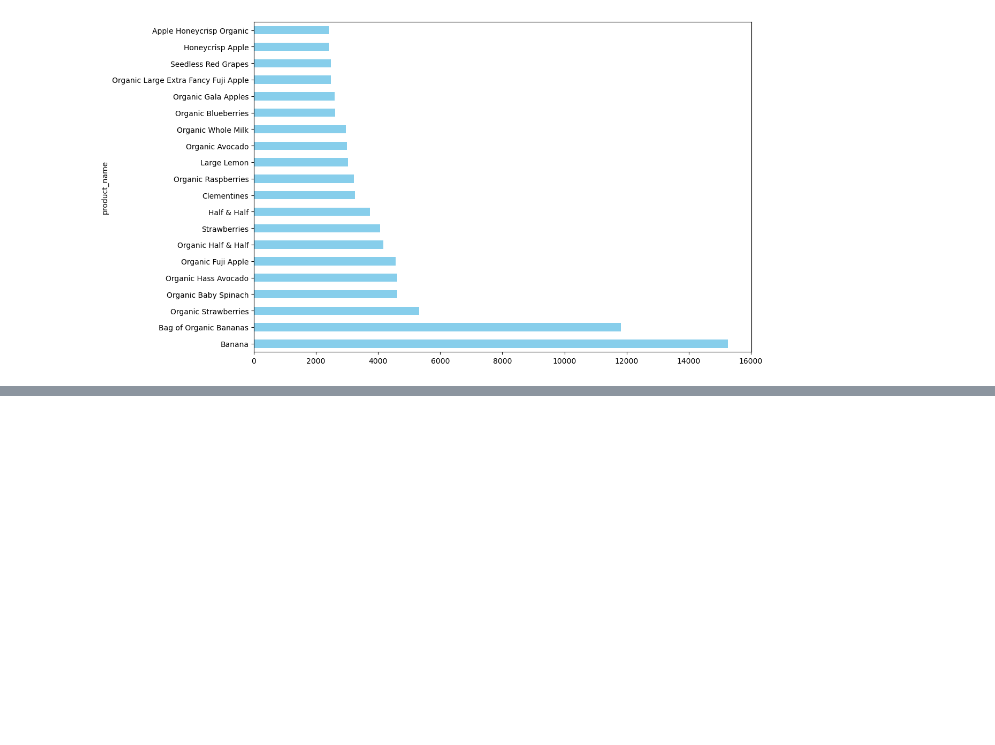
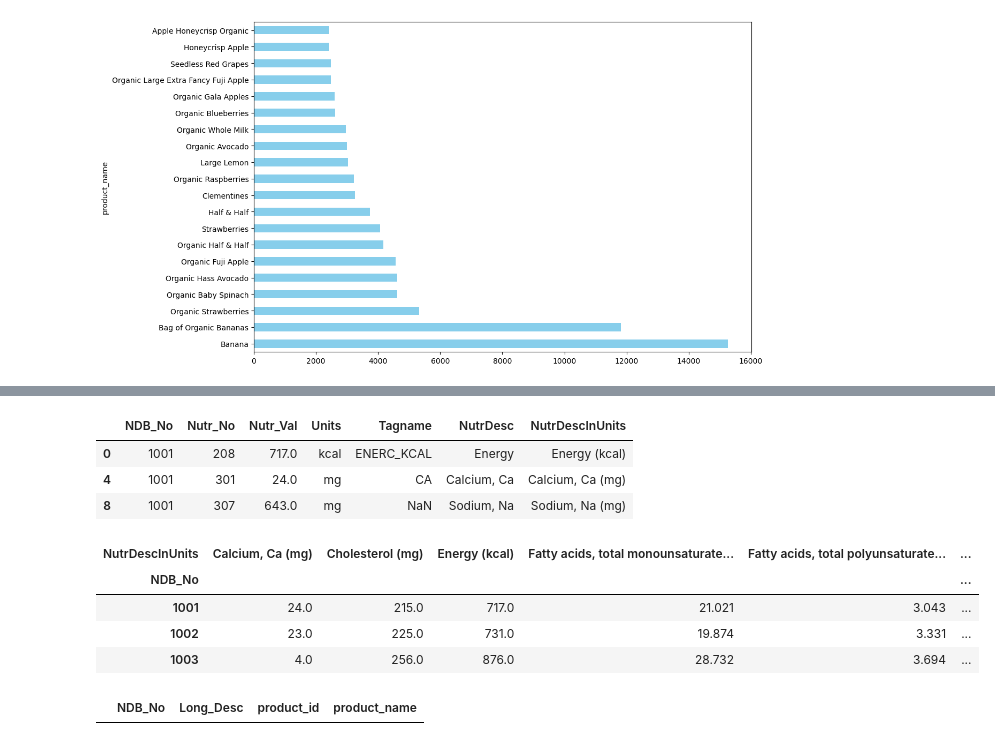
Before and after one commit to musairshad/Instacart-user-analysis, a Jupyter notebook: Instacart Basket Analysis.ipynb, the cells around one changed output, grey strips where cells are left out. Cells and saved outputs as stored; diff of their text form; code cells hidden in the pictures; blank space fills up the shorter version.

```diff
--- a/Instacart Basket Analysis.ipynb
+++ b/Instacart Basket Analysis.ipynb
@@ -709,0 +777,7 @@ test score: 0.575909031346397
+# %%
+new_nutr_df.head(3)
+# %% [output]
+|  | NDB_No | Nutr_No | Nutr_Val | Units | Tagname | NutrDesc | NutrDescInUnits |
+| 0 | 1001 | 208 | 717.0 | kcal | ENERC_KCAL | Energy | Energy (kcal) |
+| 4 | 1001 | 301 | 24.0 | mg | CA | Calcium, Ca | Calcium, Ca (mg) |
+| 8 | 1001 | 307 | 643.0 | mg | NaN | Sodium, Na | Sodium, Na (mg) |
@@ -709,0 +787,16 @@ test score: 0.575909031346397
+# %%
+new_nutr_piv_df.head(3)
+# %% [output]
+| NutrDescInUnits | Calcium, Ca (mg) | Cholesterol (mg) | Energy (kcal) | Fatty acids, total monounsaturate... | Fatty acids, total polyunsaturate... | ... |
+| NDB_No |  |  |  |  |  | ... |
+| 1001 | 24.0 | 215.0 | 717.0 | 21.021 | 3.043 | ... |
+| 1002 | 23.0 | 225.0 | 731.0 | 19.874 | 3.331 | ... |
+| 1003 | 4.0 | 256.0 | 876.0 | 28.732 | 3.694 | ... |
+# %%
+# create an empty dataframe, with the intention to append data later on.
+#  This dataframe would contain the USDA NDB_No, Long Description of food and also the InstaCart's Product_ID and Product Name
+columns =['NDB_No','Long_Desc','product_id','product_name' ]
+usda_insta_df=pd.DataFrame(columns = columns)
+usda_insta_df.head()
+# %% [output]
+|  | NDB_No | Long_Desc | product_id | product_name |
```
Also changed, not shown: parts of 39 cells of this notebook, 14 other files.
